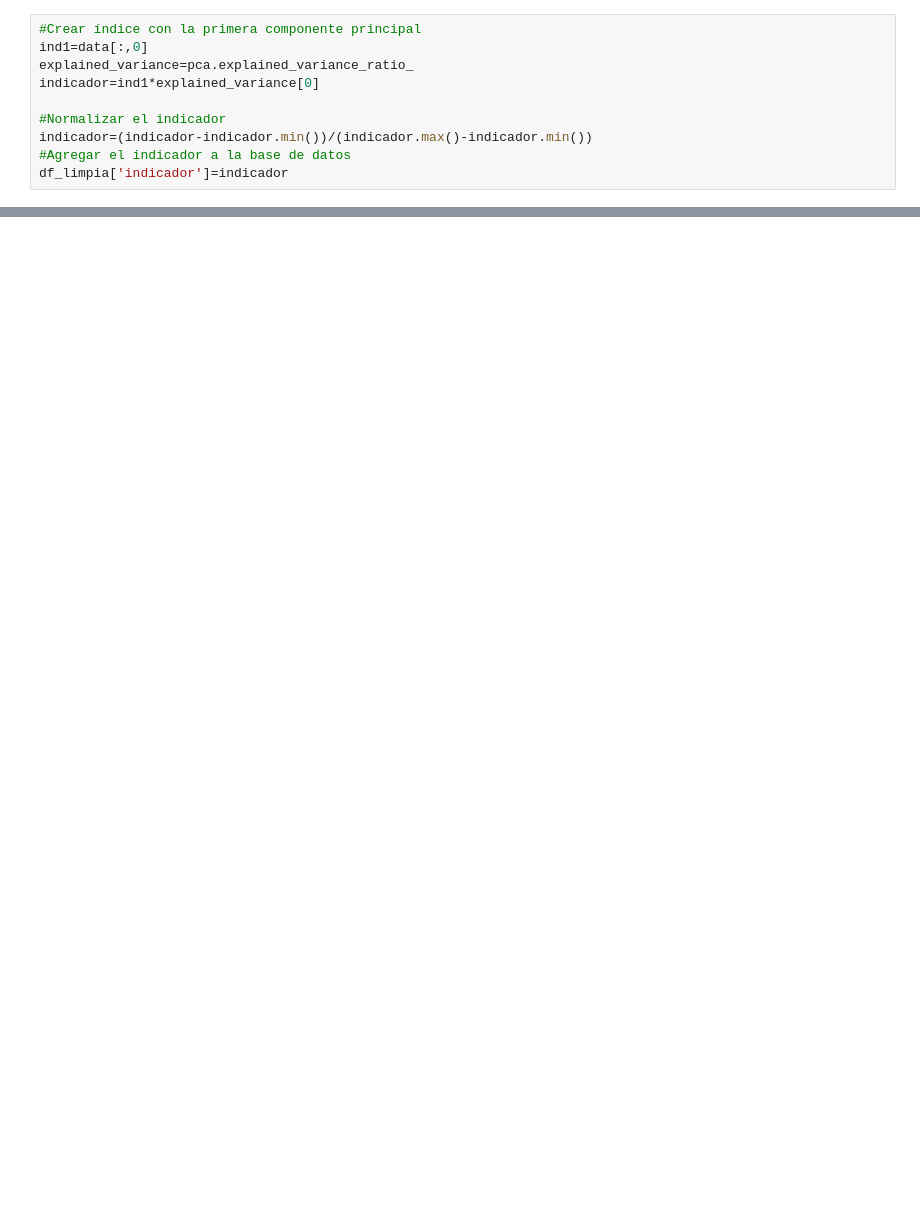
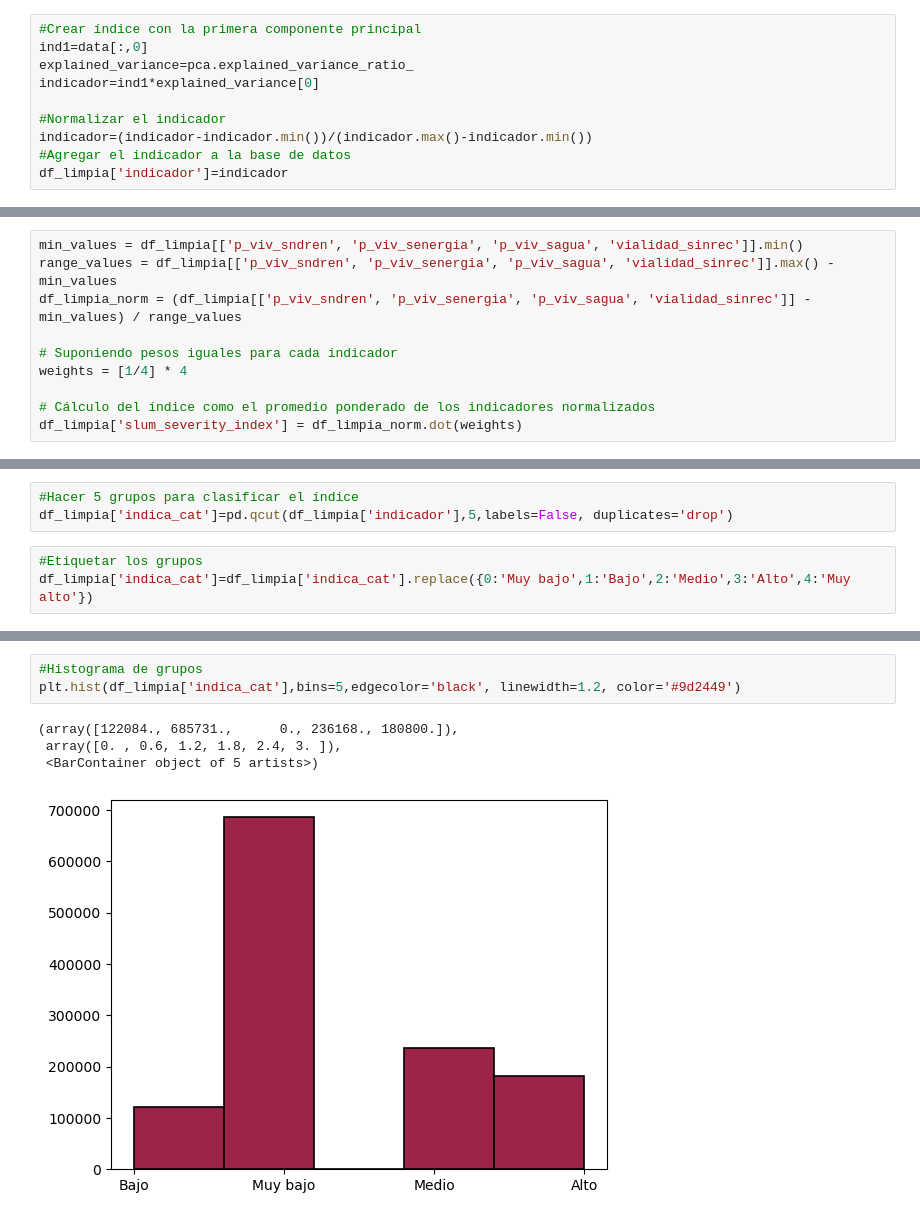
Before and after one commit to claudiodanielpc/datavivi, a Jupyter notebook: indica_infra_vivi.ipynb, the cells around one changed output, grey strips where cells are left out. Saved outputs shown, nothing was run; the diff lists cells and outputs as text; blank space fills up the shorter version.

```diff
--- a/indica_infra_vivi.ipynb
+++ b/indica_infra_vivi.ipynb
@@ -274,3 +280,13 @@ plt.show()
+# %%
+min_values = df_limpia[['p_viv_sndren', 'p_viv_senergia', 'p_viv_sagua', 'vialidad_sinrec']].min()
+range_values = df_limpia[['p_viv_sndren', 'p_viv_senergia', 'p_viv_sagua', 'vialidad_sinrec']].max() - min_values
+df_limpia_norm = (df_limpia[['p_viv_sndren', 'p_viv_senergia', 'p_viv_sagua', 'vialidad_sinrec']] - min_values) / range_values
+
+# Suponiendo pesos iguales para cada indicador
+weights = [1/4] * 4
+
+# Cálculo del índice como el promedio ponderado de los indicadores normalizados
+df_limpia['slum_severity_index'] = df_limpia_norm.dot(weights)
 # %%
 df_limpia
 # %% [output]
@@ -289,0 +306,6 @@ df_limpia
+# %%
+#Hacer 5 grupos para clasificar el índice
+df_limpia['indica_cat']=pd.qcut(df_limpia['indicador'],5,labels=False, duplicates='drop')
+# %%
+#Etiquetar los grupos
+df_limpia['indica_cat']=df_limpia['indica_cat'].replace({0:'Muy bajo',1:'Bajo',2:'Medio',3:'Alto',4:'Muy alto'})
@@ -289,0 +328,8 @@ df_limpia
+# %%
+#Histograma de grupos
+plt.hist(df_limpia['indica_cat'],bins=5,edgecolor='black', linewidth=1.2, color='#9d2449')
+# %% [output]
+(array([122084., 685731.,      0., 236168., 180800.]),
+ array([0. , 0.6, 1.2, 1.8, 2.4, 3. ]),
+ <BarContainer object of 5 artists>)
+[figure, added]
```
Also changed, not shown: parts of 16 cells of this notebook.
